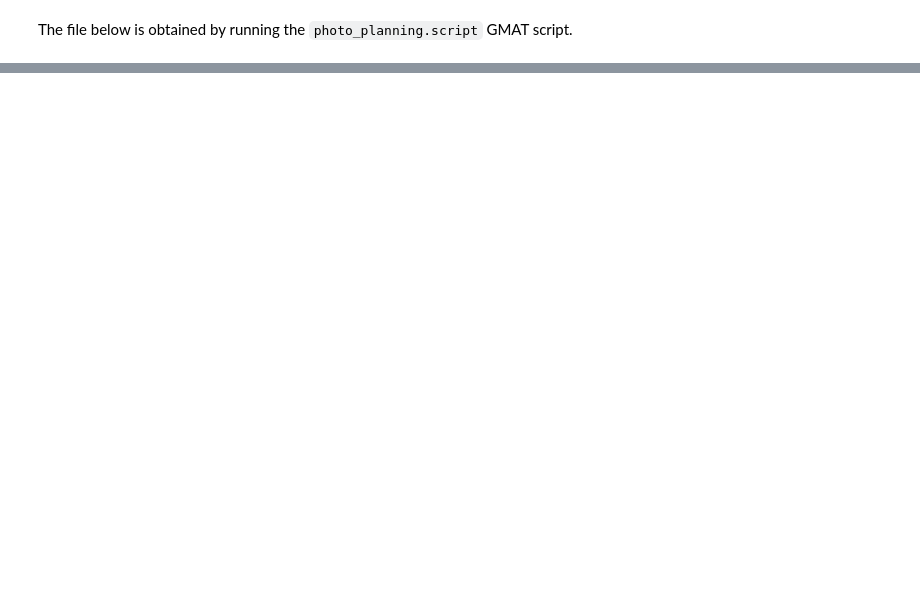
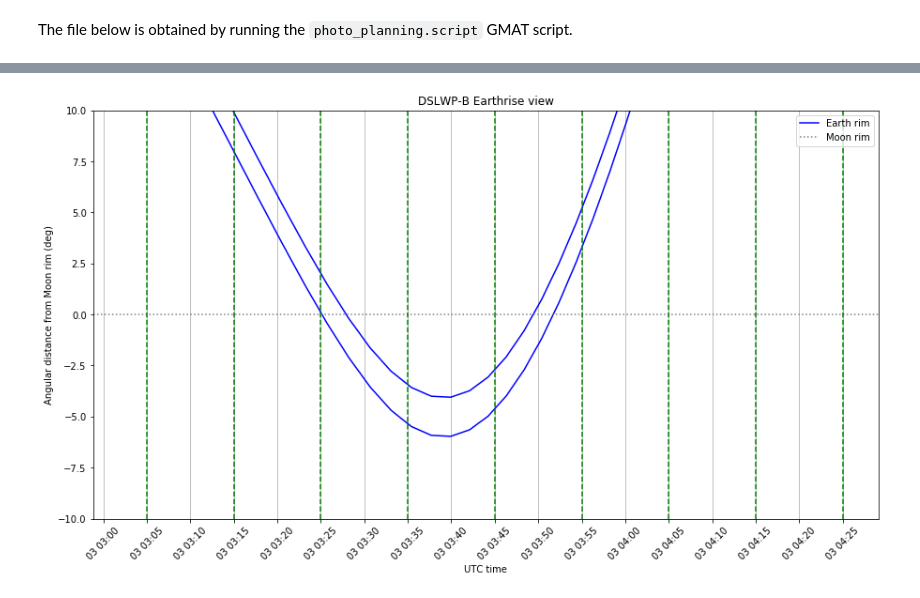
Before and after one commit to daniestevez/jupyter_notebooks, a Jupyter notebook: dslwp/DSLWP-B camera view.ipynb, the cells around one changed output, grey strips where cells are left out. Cells and saved outputs as stored; diff of their text form; code cells hidden in the pictures; blank space fills up the shorter version.

```diff
--- a/dslwp/DSLWP-B camera view.ipynb
+++ b/dslwp/DSLWP-B camera view.ipynb
@@ -123 +124,5 @@ plot_earthrise(plot_obstimes = True)
+# %%
+plot_earthrise(start = '2019-06-03 03:00', end = '2019-06-03 04:20', both_edges = True, plot_obstimes = True)
+# %% [output]
+[figure, added]
 # %%
```
Also changed, not shown: parts of 7 cells of this notebook, 4 other files.
